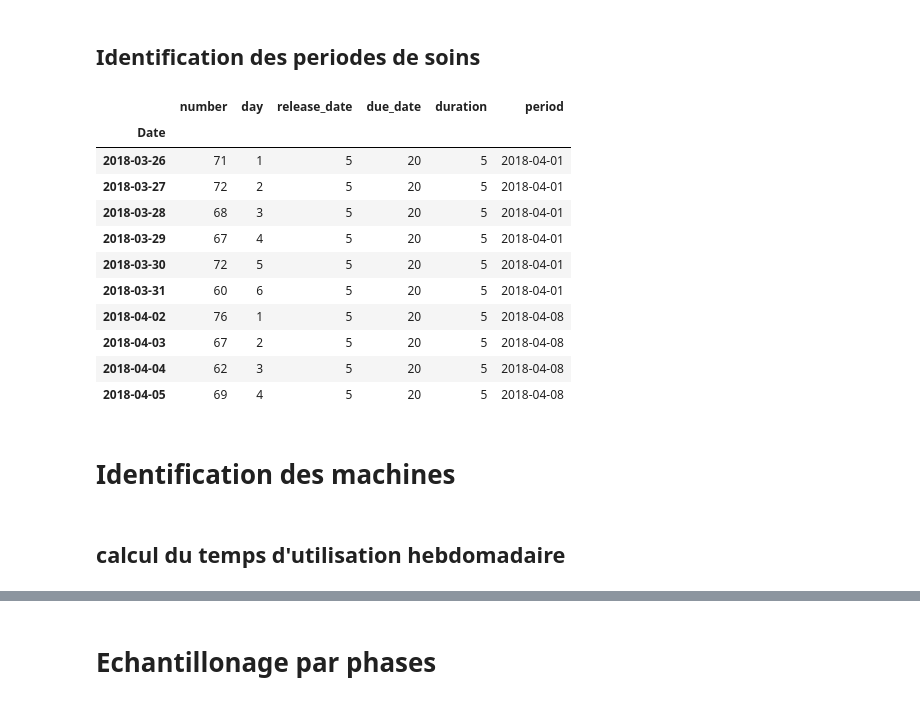
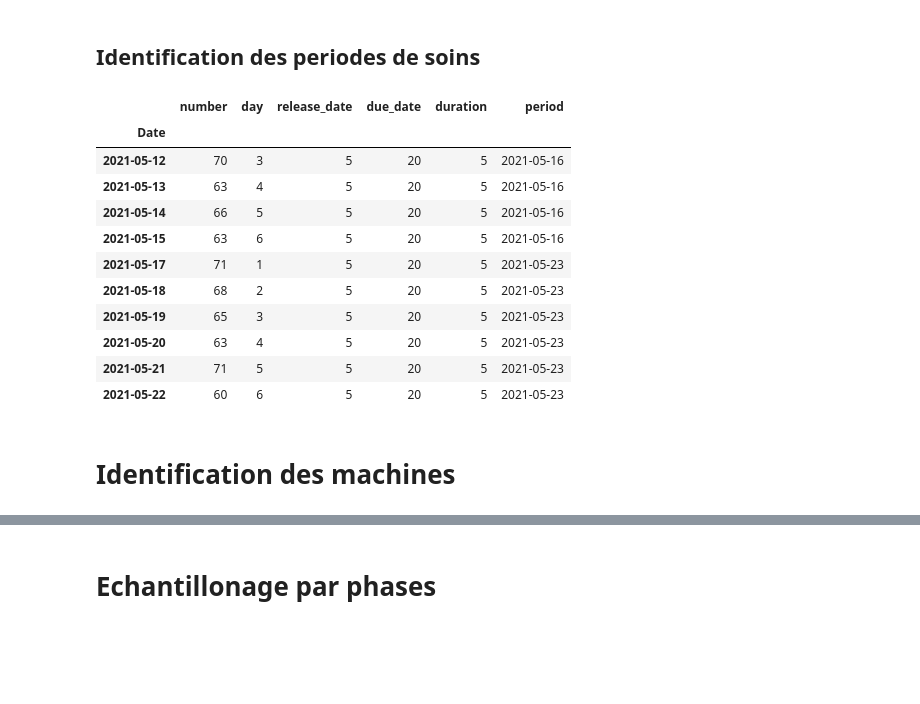
Before and after one commit to MalcomChumchouaPenda/rcemp-dial, a Jupyter notebook: notebooks/benchmarking_HGD.ipynb, the cells around one changed output, grey strips where cells are left out. Cells and saved outputs as stored; diff of their text form; code cells hidden in the pictures; blank space fills up the shorter version.

```diff
--- a/notebooks/benchmarking_HGD.ipynb
+++ b/notebooks/benchmarking_HGD.ipynb
@@ -196,23 +284,21 @@ patients.head()
 # %%
 patients.reset_index(inplace=True)
 patients['period'] = patients['Date'].dt.to_period('W').apply(lambda r: r.end_time.date)
 patients['period'] = pd.to_datetime(patients['period'])
 patients.set_index('Date', inplace=True)
-patients.head(10)
+patients.tail(10)
 # %% [output]
 |  | number | day | release_date | due_date | duration | period |
 | Date |  |  |  |  |  |  |
-| 2018-03-26 | 71 | 1 | 5 | 20 | 5 | 2018-04-01 |
-| 2018-03-27 | 72 | 2 | 5 | 20 | 5 | 2018-04-01 |
-| 2018-03-28 | 68 | 3 | 5 | 20 | 5 | 2018-04-01 |
-| 2018-03-29 | 67 | 4 | 5 | 20 | 5 | 2018-04-01 |
-| 2018-03-30 | 72 | 5 | 5 | 20 | 5 | 2018-04-01 |
-| 2018-03-31 | 60 | 6 | 5 | 20 | 5 | 2018-04-01 |
-| 2018-04-02 | 76 | 1 | 5 | 20 | 5 | 2018-04-08 |
-| 2018-04-03 | 67 | 2 | 5 | 20 | 5 | 2018-04-08 |
-| 2018-04-04 | 62 | 3 | 5 | 20 | 5 | 2018-04-08 |
-| 2018-04-05 | 69 | 4 | 5 | 20 | 5 | 2018-04-08 |
+| 2021-05-12 | 70 | 3 | 5 | 20 | 5 | 2021-05-16 |
+| 2021-05-13 | 63 | 4 | 5 | 20 | 5 | 2021-05-16 |
+| 2021-05-14 | 66 | 5 | 5 | 20 | 5 | 2021-05-16 |
+| 2021-05-15 | 63 | 6 | 5 | 20 | 5 | 2021-05-16 |
+| 2021-05-17 | 71 | 1 | 5 | 20 | 5 | 2021-05-23 |
+| 2021-05-18 | 68 | 2 | 5 | 20 | 5 | 2021-05-23 |
+| 2021-05-19 | 65 | 3 | 5 | 20 | 5 | 2021-05-23 |
+| 2021-05-20 | 63 | 4 | 5 | 20 | 5 | 2021-05-23 |
+| 2021-05-21 | 71 | 5 | 5 | 20 | 5 | 2021-05-23 |
+| 2021-05-22 | 60 | 6 | 5 | 20 | 5 | 2021-05-23 |
 # %% [markdown]
 # Identification des machines
-# %% [markdown]
-## calcul du temps d'utilisation hebdomadaire
```
Also changed, not shown: parts of 76 cells of this notebook, 13 other files.
